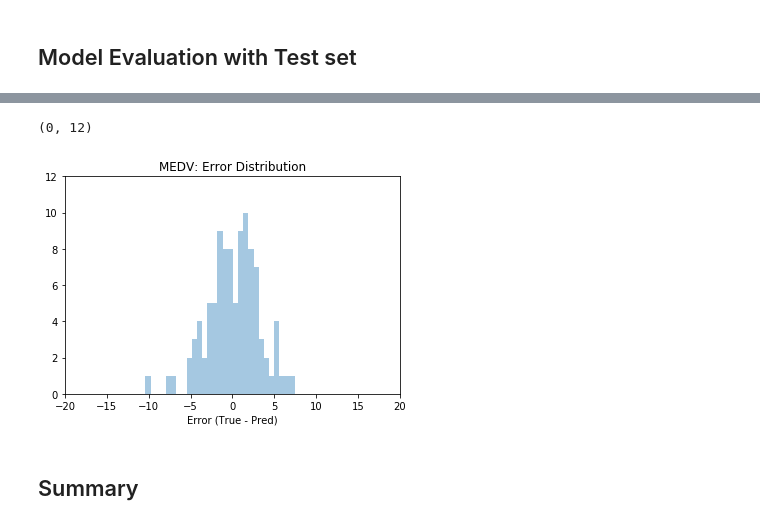
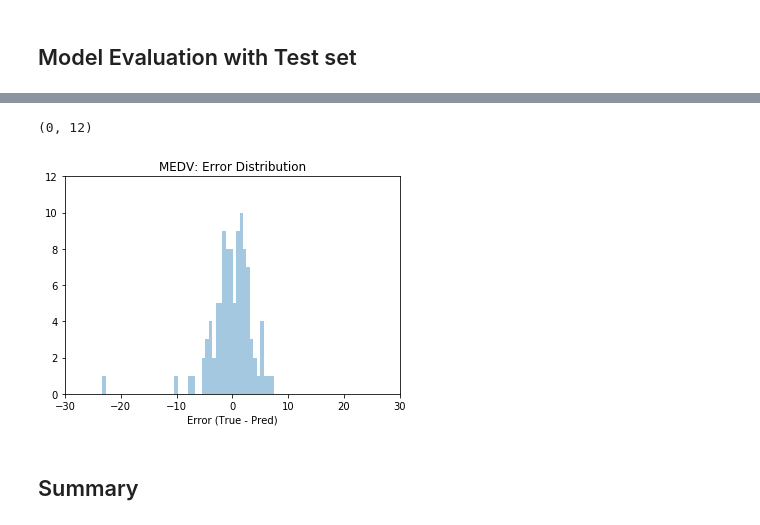
Before and after one commit to dundee2002/Machine-Deep-Learning-in-Python-and-R, a Jupyter notebook: Machine-Learning-in-Python/Regression/Regress_sklearn_uci_boston_housing_r870.ipynb, the cells around one changed output, grey strips where cells are left out. Cells and saved outputs as stored; diff of their text form; code cells hidden in the pictures.

```diff
--- a/Machine-Learning-in-Python/Regression/Regress_sklearn_uci_boston_housing_r870.ipynb
+++ b/Machine-Learning-in-Python/Regression/Regress_sklearn_uci_boston_housing_r870.ipynb
@@ -416,11 +501,11 @@ plt.ylim([0,60])
 # %%
 sns.distplot((y_test-y_pred.ravel()), bins=50, kde=False, axlabel='Error (True - Pred)')
 plt.title('MEDV: Error Distribution')
-plt.xlim([-20,20])
+plt.xlim([-30,30])
 plt.ylim([0,12])
 # %% [output]
 (0, 12)
-[figure, old version]
+[figure, new version]
 # %% [markdown]
 ## Summary
 # %% [markdown]
```
Also changed, not shown: parts of 25 cells of this notebook, 1 other file.
